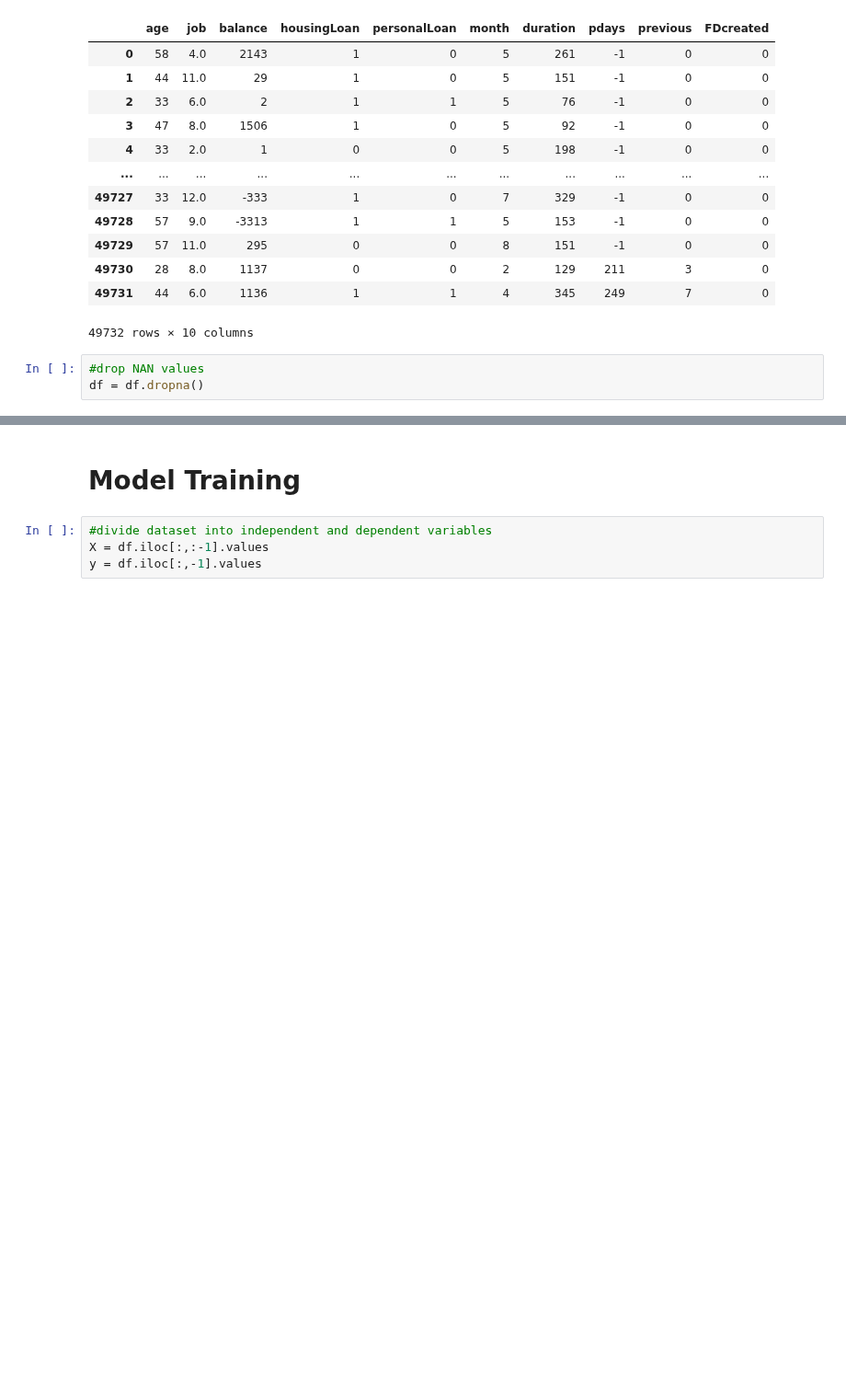
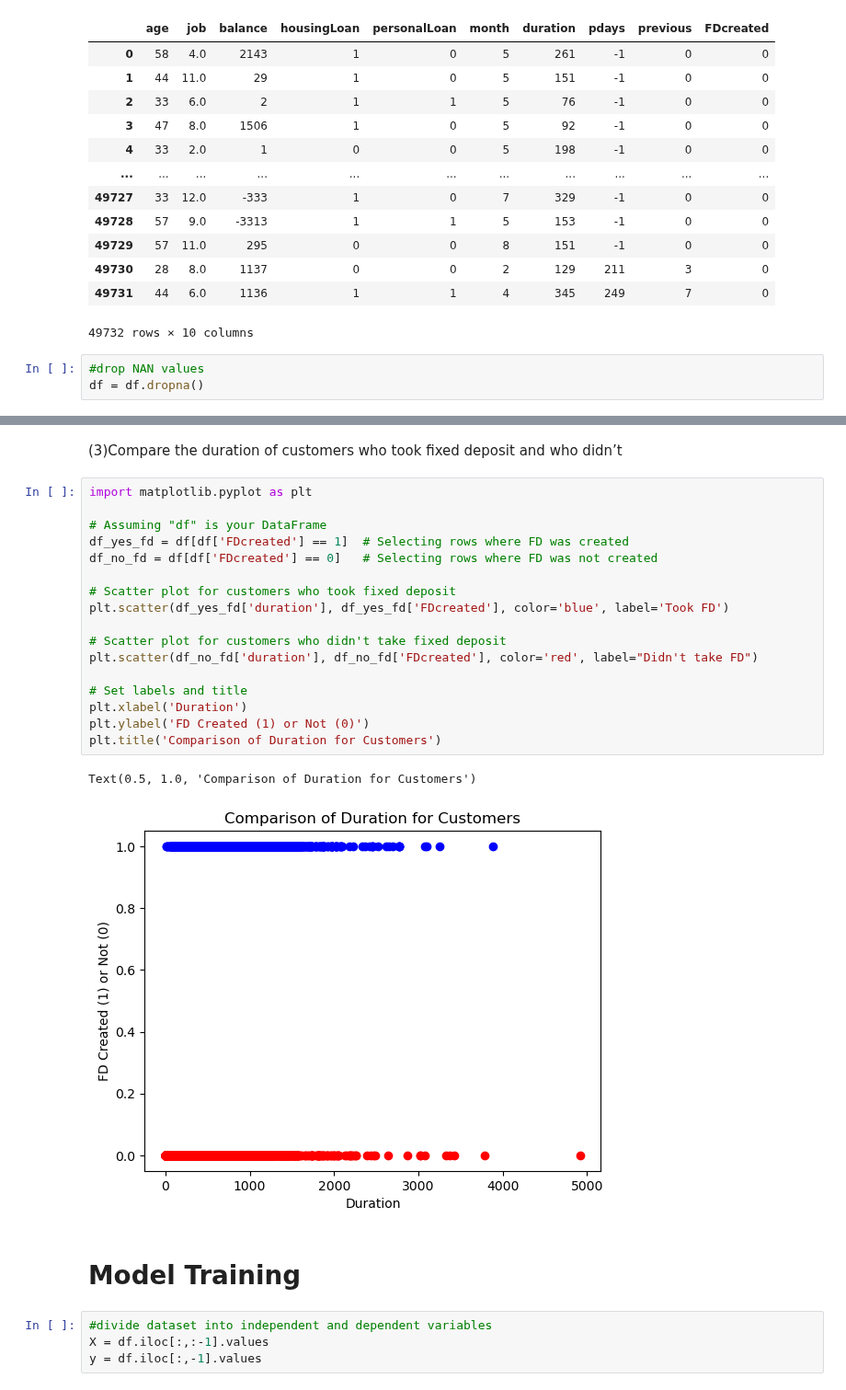
Before and after one commit to PehesaraniWKA/FDMminiProject, a Jupyter notebook: bankingData.ipynb, the cells around one changed output, grey strips where cells are left out. Shown at 92% size. Drawn from its saved outputs; the diff is of its cells as text; blank space fills up the shorter version.

Commit message:
Seted labels

```diff
--- a/bankingData.ipynb
+++ b/bankingData.ipynb
@@ -208,3 +191,25 @@ plt.scatter(df_no_fd['duration'], df_no_fd['FDcreated'], color='red', label="Did
+# %% [markdown]
+(3)Compare the duration of customers who took fixed deposit and who didn’t
+# %%
+import matplotlib.pyplot as plt
+
+# Assuming "df" is your DataFrame
+df_yes_fd = df[df['FDcreated'] == 1]  # Selecting rows where FD was created
+df_no_fd = df[df['FDcreated'] == 0]   # Selecting rows where FD was not created
+
+# Scatter plot for customers who took fixed deposit
+plt.scatter(df_yes_fd['duration'], df_yes_fd['FDcreated'], color='blue', label='Took FD')
+
+# Scatter plot for customers who didn't take fixed deposit
+plt.scatter(df_no_fd['duration'], df_no_fd['FDcreated'], color='red', label="Didn't take FD")
+
+# Set labels and title
+plt.xlabel('Duration')
+plt.ylabel('FD Created (1) or Not (0)')
+plt.title('Comparison of Duration for Customers')
+# %% [output]
+Text(0.5, 1.0, 'Comparison of Duration for Customers')
+[figure, added]
 # %% [markdown]
 # Model Training
 # %%
```
Also changed, not shown: parts of 26 cells of this notebook, 4 other files.
